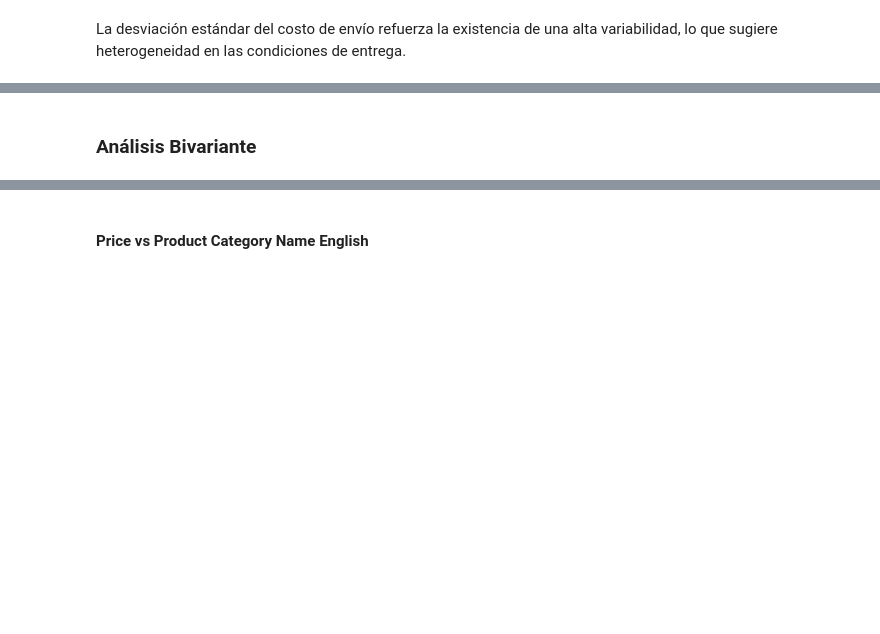
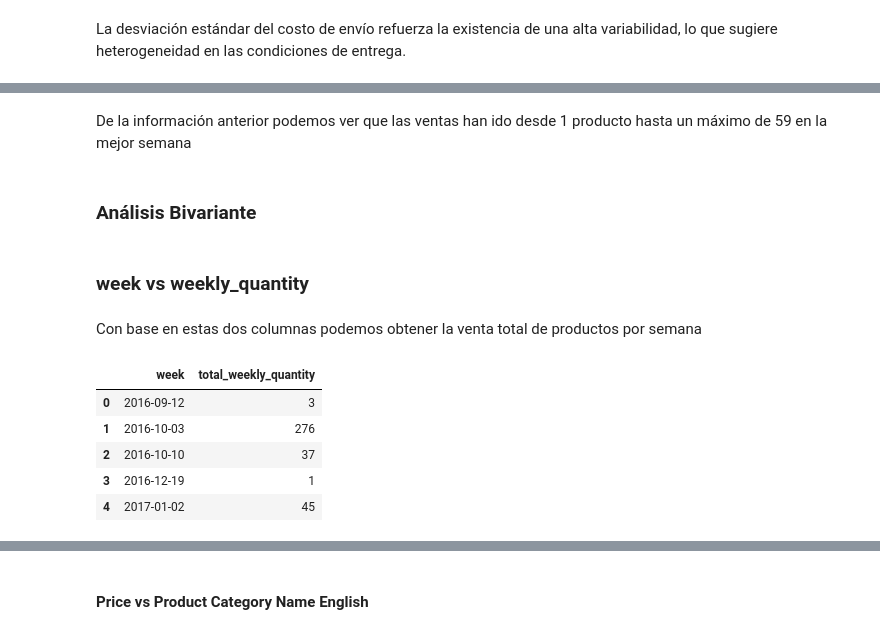
Before and after one commit to roguef07/TFM_Equipo_15, a Jupyter notebook: scrapping/EDA.ipynb, the cells around one changed output, grey strips where cells are left out. Drawn from its saved outputs; the diff is of its cells as text; code cells hidden in the pictures; blank space fills up the shorter version.

```diff
--- a/scrapping/EDA.ipynb
+++ b/scrapping/EDA.ipynb
@@ -415,2 +473,24 @@ La desviación estándar del costo de envío refuerza la existencia de una alta
+# %% [markdown]
+De la información anterior podemos ver que las ventas han ido desde 1 producto hasta un máximo de 59 en la mejor semana
 # %% [markdown]
 ### Análisis Bivariante
+# %% [markdown]
+### week vs weekly_quantity
+# %% [markdown]
+Con base en estas dos columnas podemos obtener la venta total de productos por semana
+# %%
+ventas_semanales_totales = (
+    demanda_semanal
+    .groupby('week')
+    .agg(total_weekly_quantity=('weekly_quantity', 'sum'))
+    .reset_index()
+)
+
+ventas_semanales_totales.head(5)
+# %% [output]
+|  | week | total_weekly_quantity |
+| 0 | 2016-09-12 | 3 |
+| 1 | 2016-10-03 | 276 |
+| 2 | 2016-10-10 | 37 |
+| 3 | 2016-12-19 | 1 |
+| 4 | 2017-01-02 | 45 |
```
Also changed, not shown: parts of 62 cells of this notebook.
